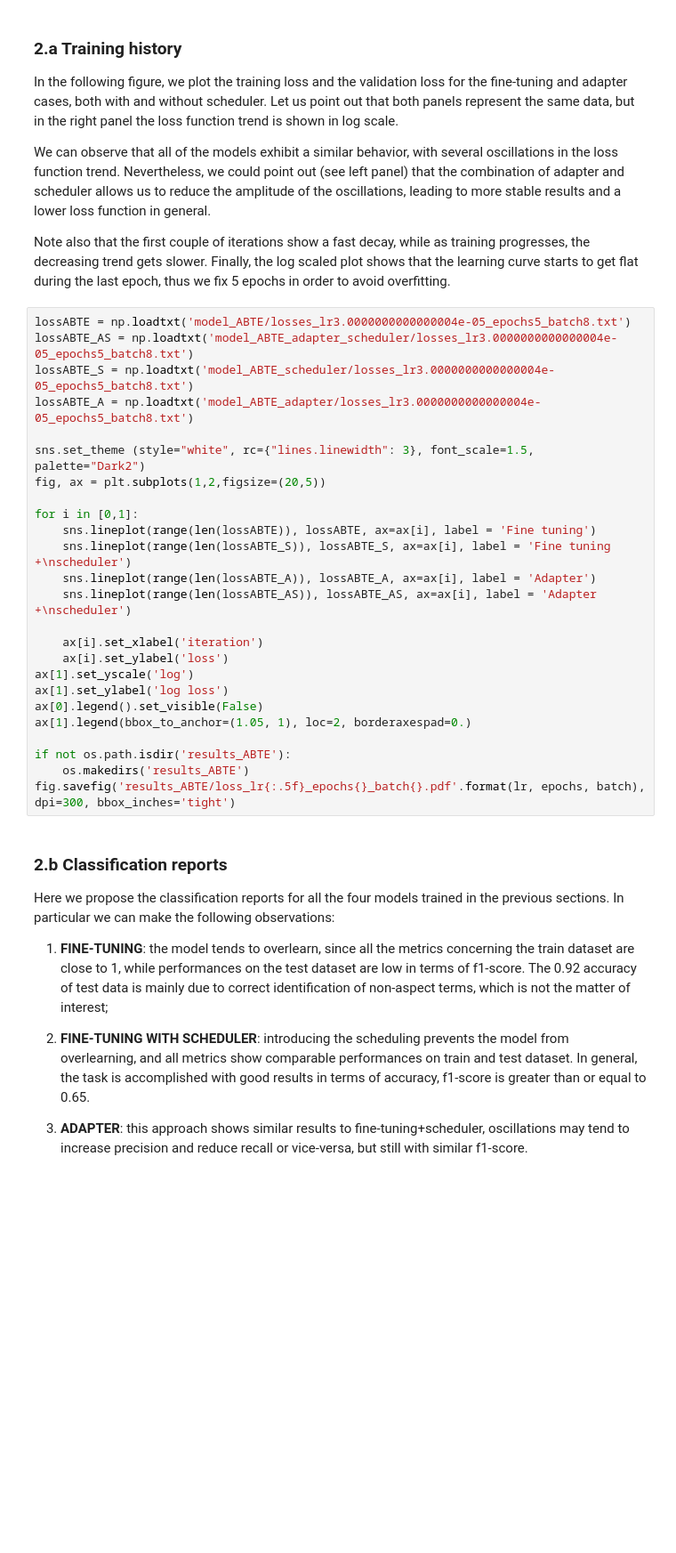
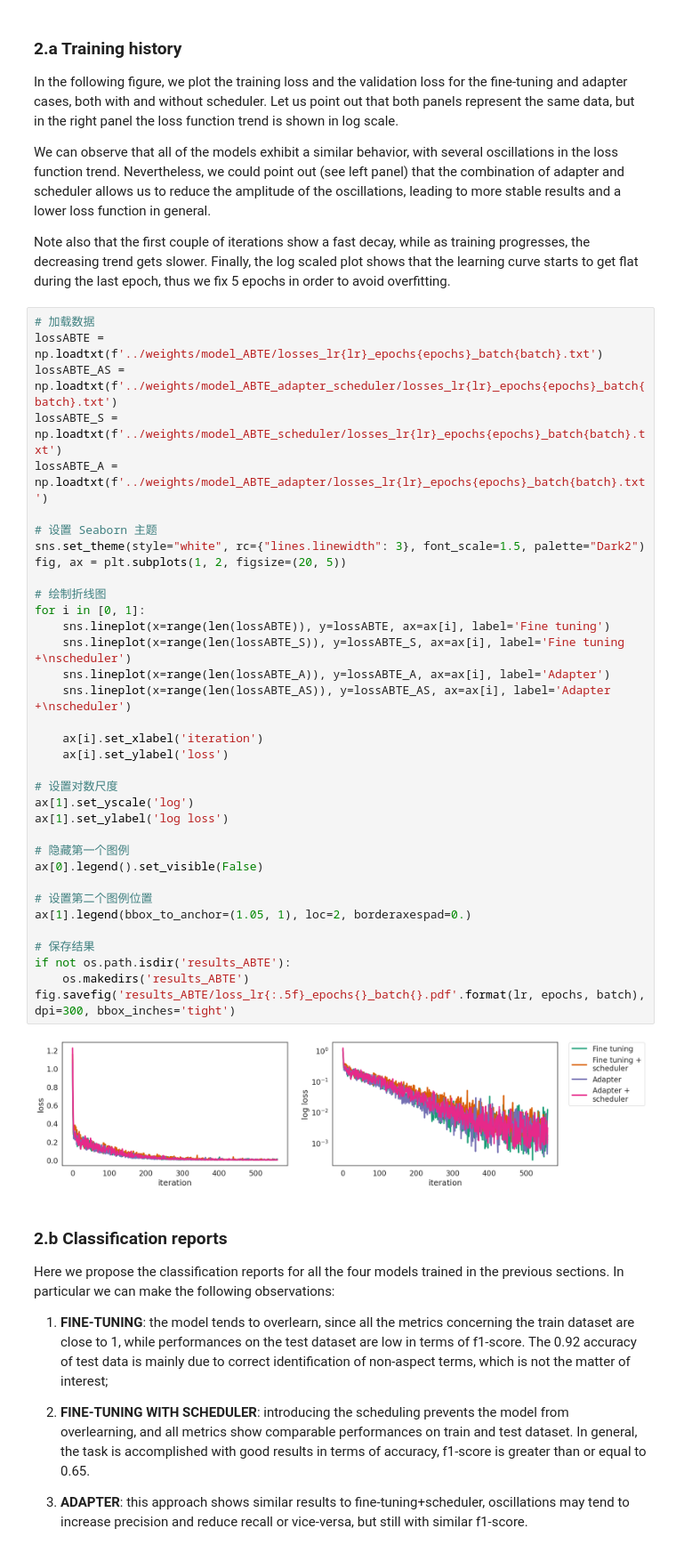
Before and after one commit to JackyLiuAI/BERT-ABSA, a Jupyter notebook: src/main.ipynb, the cells around one changed output. Shown at 89% size. Cells and saved outputs as stored; diff of their text form; blank space fills up the shorter version.

```diff
--- a/src/main.ipynb
+++ b/src/main.ipynb
@@ -230,30 +274,42 @@ We can observe that all of the models exhibit a similar behavior, with several o
 
 Note also that the first couple of iterations show a fast decay, while as training progresses, the decreasing trend gets slower. Finally, the log scaled plot shows that the learning curve starts to get flat during the last epoch, thus we fix 5 epochs in order to avoid overfitting.
 # %%
-lossABTE = np.loadtxt('model_ABTE/losses_lr3.0000000000000004e-05_epochs5_batch8.txt')
-lossABTE_AS = np.loadtxt('model_ABTE_adapter_scheduler/losses_lr3.0000000000000004e-05_epochs5_batch8.txt')
-lossABTE_S = np.loadtxt('model_ABTE_scheduler/losses_lr3.0000000000000004e-05_epochs5_batch8.txt')
-lossABTE_A = np.loadtxt('model_ABTE_adapter/losses_lr3.0000000000000004e-05_epochs5_batch8.txt')
+# 加载数据
+lossABTE = np.loadtxt(f'../weights/model_ABTE/losses_lr{lr}_epochs{epochs}_batch{batch}.txt')
+lossABTE_AS = np.loadtxt(f'../weights/model_ABTE_adapter_scheduler/losses_lr{lr}_epochs{epochs}_batch{batch}.txt')
+lossABTE_S = np.loadtxt(f'../weights/model_ABTE_scheduler/losses_lr{lr}_epochs{epochs}_batch{batch}.txt')
+lossABTE_A = np.loadtxt(f'../weights/model_ABTE_adapter/losses_lr{lr}_epochs{epochs}_batch{batch}.txt')
 
-sns.set_theme (style="white", rc={"lines.linewidth": 3}, font_scale=1.5, palette="Dark2")
-fig, ax = plt.subplots(1,2,figsize=(20,5))
+# 设置 Seaborn 主题
+sns.set_theme(style="white", rc={"lines.linewidth": 3}, font_scale=1.5, palette="Dark2")
+fig, ax = plt.subplots(1, 2, figsize=(20, 5))
 
-for i in [0,1]:
-    sns.lineplot(range(len(lossABTE)), lossABTE, ax=ax[i], label = 'Fine tuning')
-    sns.lineplot(range(len(lossABTE_S)), lossABTE_S, ax=ax[i], label = 'Fine tuning +\nscheduler')
-    sns.lineplot(range(len(lossABTE_A)), lossABTE_A, ax=ax[i], label = 'Adapter')
-    sns.lineplot(range(len(lossABTE_AS)), lossABTE_AS, ax=ax[i], label = 'Adapter +\nscheduler')
+# 绘制折线图
+for i in [0, 1]:
+    sns.lineplot(x=range(len(lossABTE)), y=lossABTE, ax=ax[i], label='Fine tuning')
+    sns.lineplot(x=range(len(lossABTE_S)), y=lossABTE_S, ax=ax[i], label='Fine tuning +\nscheduler')
+    sns.lineplot(x=range(len(lossABTE_A)), y=lossABTE_A, ax=ax[i], label='Adapter')
+    sns.lineplot(x=range(len(lossABTE_AS)), y=lossABTE_AS, ax=ax[i], label='Adapter +\nscheduler')
 
     ax[i].set_xlabel('iteration')
     ax[i].set_ylabel('loss')
+
+# 设置对数尺度
 ax[1].set_yscale('log')
 ax[1].set_ylabel('log loss')
+
+# 隐藏第一个图例
 ax[0].legend().set_visible(False)
+
+# 设置第二个图例位置
 ax[1].legend(bbox_to_anchor=(1.05, 1), loc=2, borderaxespad=0.)
 
+# 保存结果
 if not os.path.isdir('results_ABTE'):
     os.makedirs('results_ABTE')
 fig.savefig('results_ABTE/loss_lr{:.5f}_epochs{}_batch{}.pdf'.format(lr, epochs, batch), dpi=300, bbox_inches='tight')
+# %% [output]
+[figure, added]
 # %% [markdown]
 ### 2.b Classification reports
 
```
Also changed, not shown: parts of 16 cells of this notebook, 57 other files.
